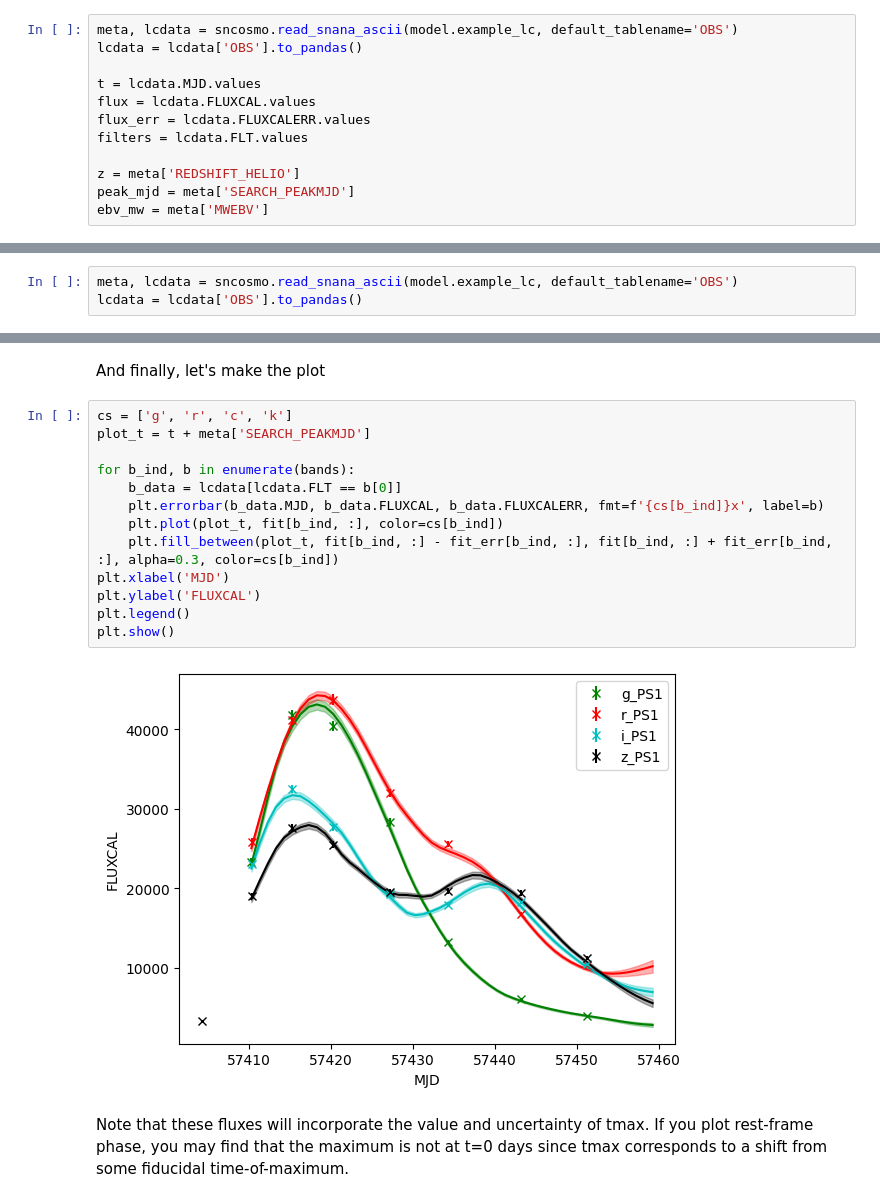
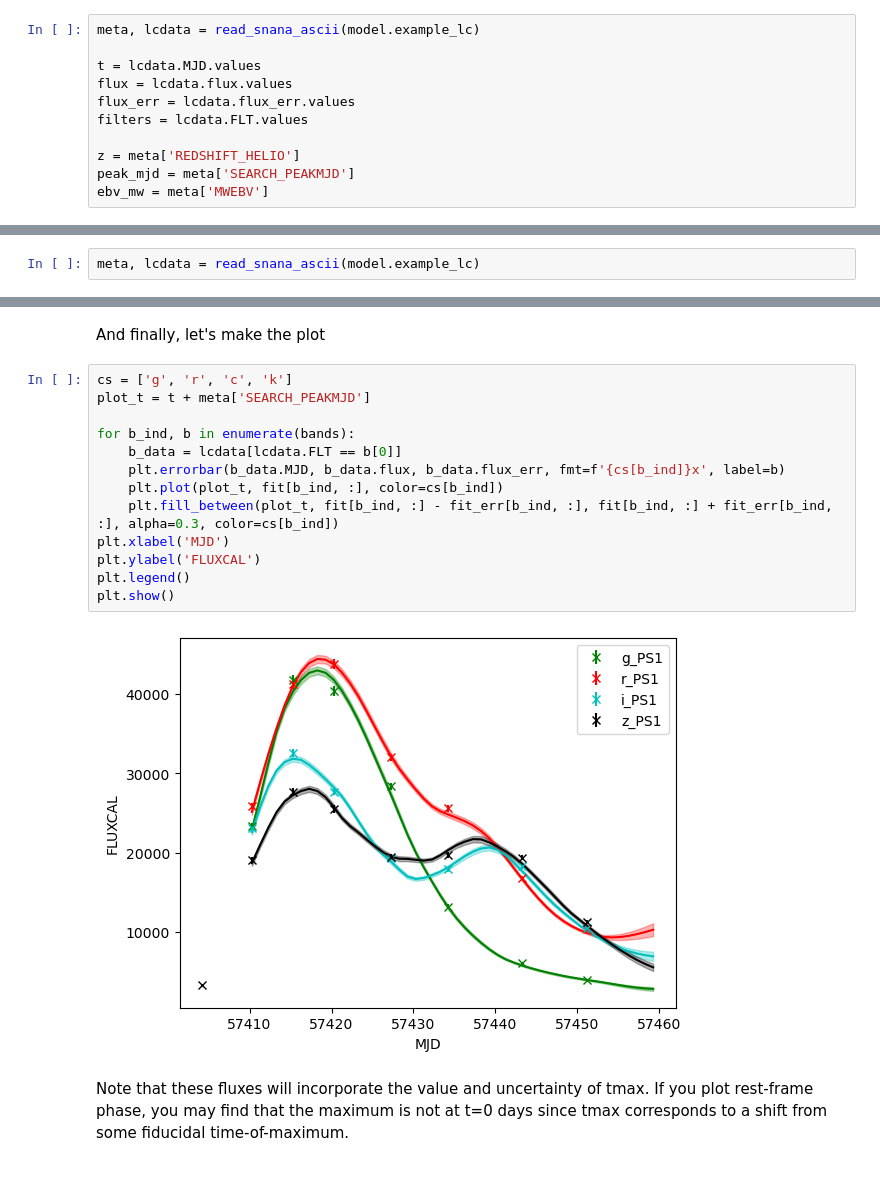
Before and after one commit to bayesn/bayesn, a Jupyter notebook: example_fits.ipynb, the cells around one changed output, grey strips where cells are left out. Drawn from its saved outputs; the diff is of its cells as text.

Commit message:
Switched sncosmo.read_snana_ascii to bayesn.io.read_snana_ascii in eample.ipynb, reran all code to produce new outputs.

```diff
--- a/example_fits.ipynb
+++ b/example_fits.ipynb
@@ -57,12 +60,11 @@ However, you might not have a nicely formatted SNANA format light curve file. Yo
 
 For this example, we will use the same example light curve as above, but this time we'll pretend we can't use `fit_from_file`, read in the data manually and then use `model.fit()`. Although this is still an SNANA format file, as long as you have arrays containing phases, fluxes, flux errors and filters, as well as redshift and Milky Way E(B-V) you can use this for any data format.
 # %%
-meta, lcdata = sncosmo.read_snana_ascii(model.example_lc, default_tablename='OBS')
-lcdata = lcdata['OBS'].to_pandas()
+meta, lcdata = read_snana_ascii(model.example_lc)
 
 t = lcdata.MJD.values
-flux = lcdata.FLUXCAL.values
-flux_err = lcdata.FLUXCALERR.values
+flux = lcdata.flux.values
+flux_err = lcdata.flux_err.values
 filters = lcdata.FLT.values
 
 z = meta['REDSHIFT_HELIO']
@@ -158,8 +164,7 @@ Now that you've run the fit, you can use the samples to make plots. You can use
 
 First, let's load in the example data just in case you haven't already
 # %%
-meta, lcdata = sncosmo.read_snana_ascii(model.example_lc, default_tablename='OBS')
-lcdata = lcdata['OBS'].to_pandas()
+meta, lcdata = read_snana_ascii(model.example_lc)
 # %% [markdown]
 Now let's get the model fluxes from the chains every day from -10 to +40 days, in PS1 _griz_ bands
 # %%
@@ -179,18 +184,18 @@ And finally, let's make the plot
 # %%
 cs = ['g', 'r', 'c', 'k']
 plot_t = t + meta['SEARCH_PEAKMJD']
 
 for b_ind, b in enumerate(bands):
     b_data = lcdata[lcdata.FLT == b[0]]
-    plt.errorbar(b_data.MJD, b_data.FLUXCAL, b_data.FLUXCALERR, fmt=f'{cs[b_ind]}x', label=b)
+    plt.errorbar(b_data.MJD, b_data.flux, b_data.flux_err, fmt=f'{cs[b_ind]}x', label=b)
     plt.plot(plot_t, fit[b_ind, :], color=cs[b_ind])
     plt.fill_between(plot_t, fit[b_ind, :] - fit_err[b_ind, :], fit[b_ind, :] + fit_err[b_ind, :], alpha=0.3, color=cs[b_ind])
 plt.xlabel('MJD')
 plt.ylabel('FLUXCAL')
 plt.legend()
 plt.show()
 # %% [output]
-[figure, old version]
+[figure, new version]
 # %% [markdown]
 Note that these fluxes will incorporate the value and uncertainty of tmax. If you plot rest-frame phase, you may find that the maximum is not at t=0 days since tmax corresponds to a shift from some fiducidal time-of-maximum.
 # %% [markdown]
```
Also changed, not shown: parts of 6 cells of this notebook.
